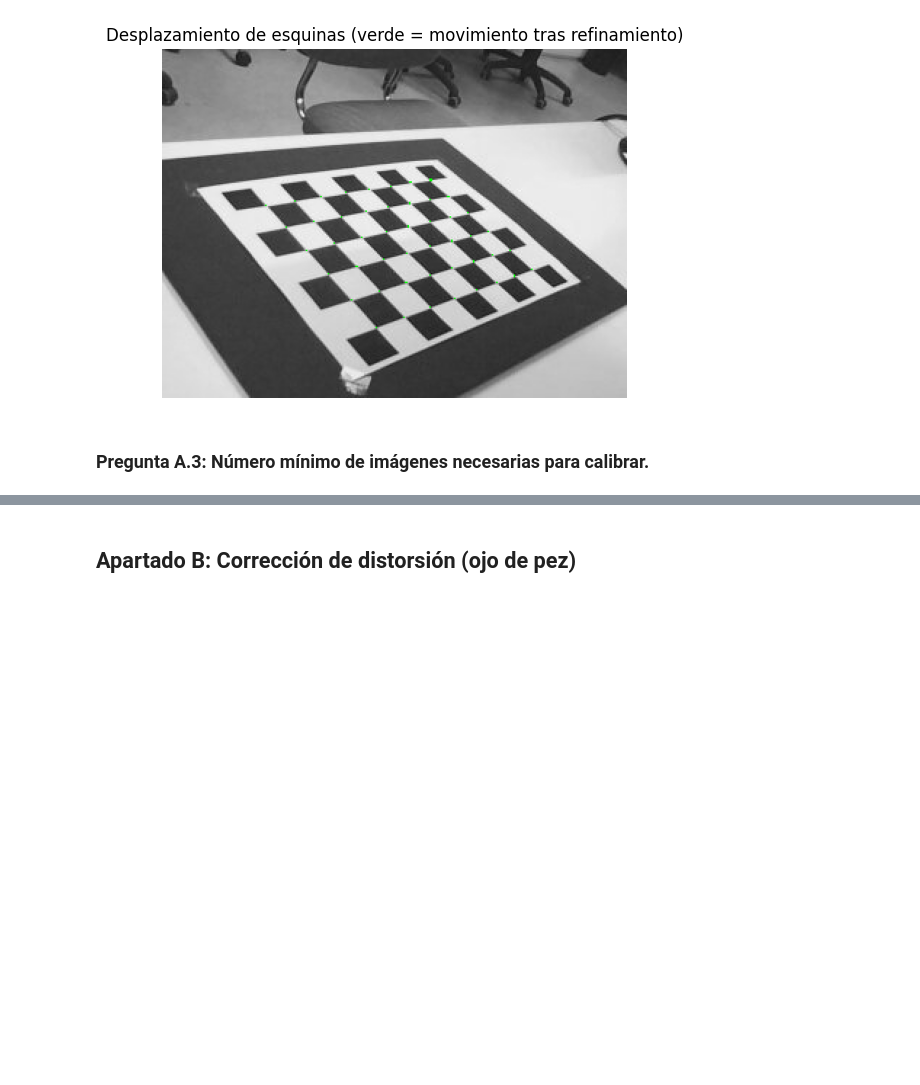
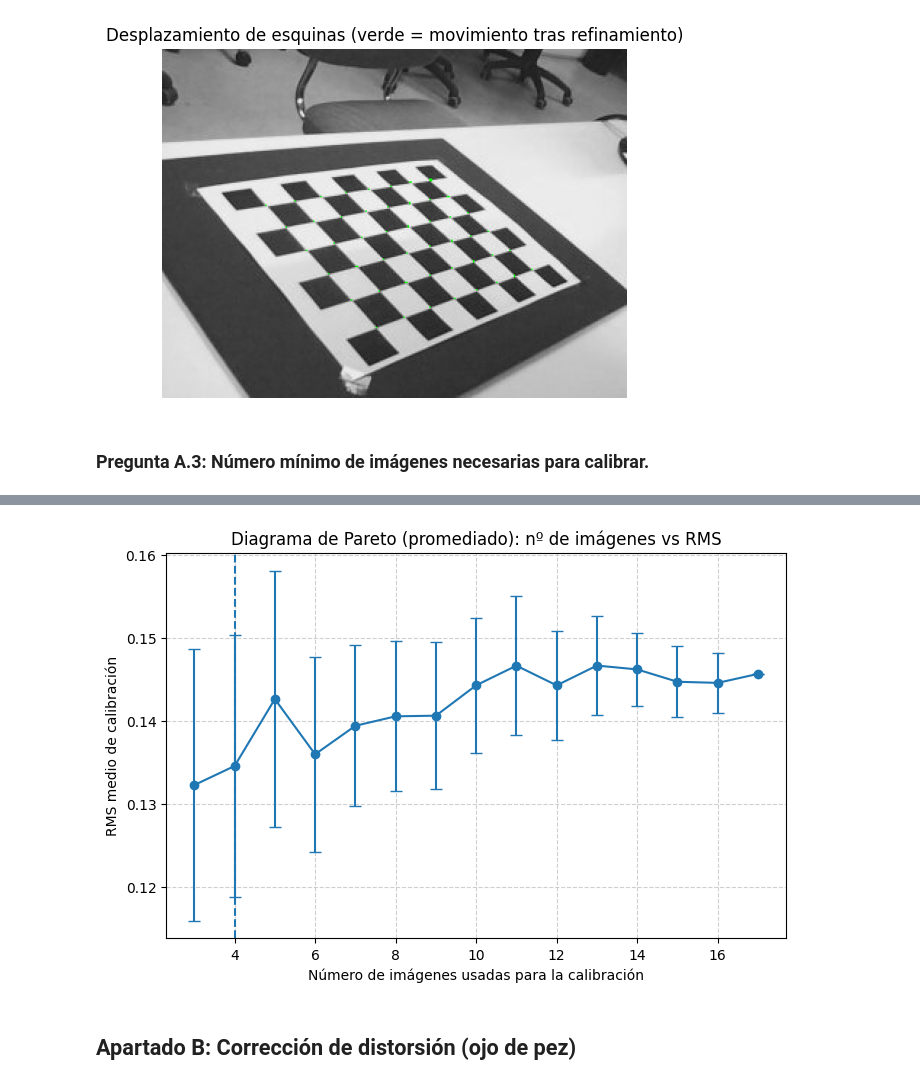
Before and after one commit to beajimeenez/Practicas_Computer_Vision, a Jupyter notebook: Lab_2/Lab_2/src/lab_2.ipynb, the cells around one changed output, grey strips where cells are left out. Saved outputs shown, nothing was run; the diff lists cells and outputs as text; code cells hidden in the pictures; blank space fills up the shorter version.

```diff
--- a/Lab_2/Lab_2/src/lab_2.ipynb
+++ b/Lab_2/Lab_2/src/lab_2.ipynb
@@ -370,0 +389,69 @@ Número de imágenes a partir del cual el error se estabiliza (orden de magnitud
+# %%
+# -------- Parámetros del experimento --------
+TRIALS = 15                 # repeticiones por cada n para promediar
+SEED = 40                   # para reproducibilidad
+ALPHA_STAB = 0.02           # 2%: cercanía al RMS con todas las imágenes
+BETA_GAIN = 0.01            # 1%: umbral de mejora relativa entre n-1 y n
+
+random.seed(SEED)
+np.random.seed(SEED)
+
+num_imgs = len(valid_objpoints)
+print(f"Nº total de imágenes válidas: {num_imgs}")
+
+ns = list(range(3, num_imgs + 1))
+rms_mean, rms_std = [], []
+
+# --- Calcula RMS medio y desviación para cada n ---
+for n in ns:
+    vals = []
+    for _ in range(TRIALS):
+        idx = random.sample(range(num_imgs), n)
+        objp_subset = [valid_objpoints[i] for i in idx]
+        imgp_subset = [valid_imgpoints[i] for i in idx]
+        rms, *_ = cv2.calibrateCamera(objp_subset, imgp_subset, img_size, None, None)
+        vals.append(rms)
+    rms_mean.append(float(np.mean(vals)))
+    rms_std.append(float(np.std(vals, ddof=1)))
+
+# --- Prints detallados ---
+print("\nResultados promediados (media ± std) por nº de imágenes:")
+for n, m, s in zip(ns, rms_mean, rms_std):
+    print(f" - {n:2d} imágenes → RMS = {m:.4f} ± {s:.4f}")
+
+# --- Criterio 1: estabilización respecto al RMS con todas las imágenes ---
+rms_all = rms_mean[-1]
+umbral_estab = rms_all * (1 + ALPHA_STAB)
+
+# --- Criterio 2: rendimientos decrecientes (mejora relativa < 1%) ---
+def mejora_rel(prev, cur):
+    return (prev - cur) / prev if prev > 0 else 0.0
+
+n_star = None
+for i in range(1, len(ns)):
+    n_prev, n_cur = ns[i-1], ns[i]
+    m_prev, m_cur = rms_mean[i-1], rms_mean[i]
+    if (m_cur <= umbral_estab) and (mejora_rel(m_prev, m_cur) < BETA_GAIN):
+        n_star = n_cur
+        break
+
+# Fallback: si no se encontró, toma la mediana del “plato” final (último tercio)
+if n_star is None:
+    tercio = max(1, len(ns)//3)
+    n_star = ns[-tercio]
+
+print("\n--- Conclusión automática ---")
+print(f"RMS medio con todas las imágenes: {rms_all:.4f}")
+print(f"Umbral de estabilización (≤ {ALPHA_STAB*100:.0f}% por encima): {umbral_estab:.4f}")
+print(f"Orden de magnitud recomendado (punto de estabilización): ~ {n_star} imágenes")
+
+# --- Gráfica (con barras de error y línea vertical en n*) ---
+plt.figure(figsize=(8,5))
+plt.errorbar(ns, rms_mean, yerr=rms_std, fmt='o-', capsize=4)
+plt.axvline(n_star, linestyle='--')
+plt.title("Diagrama de Pareto (promediado): nº de imágenes vs RMS")
+plt.xlabel("Número de imágenes usadas para la calibración")
+plt.ylabel("RMS medio de calibración")
+plt.grid(True, linestyle='--', alpha=0.6)
+plt.show()
+# %% [output]
@@ -371,3 +475,4 @@ Número de imágenes a partir del cual el error se estabiliza (orden de magnitud
+[figure, added]
 # %% [markdown]
 ## **Apartado B: Corrección de distorsión** (ojo de pez)
 # %% [markdown]
```
Also changed, not shown: parts of 4 cells of this notebook.
